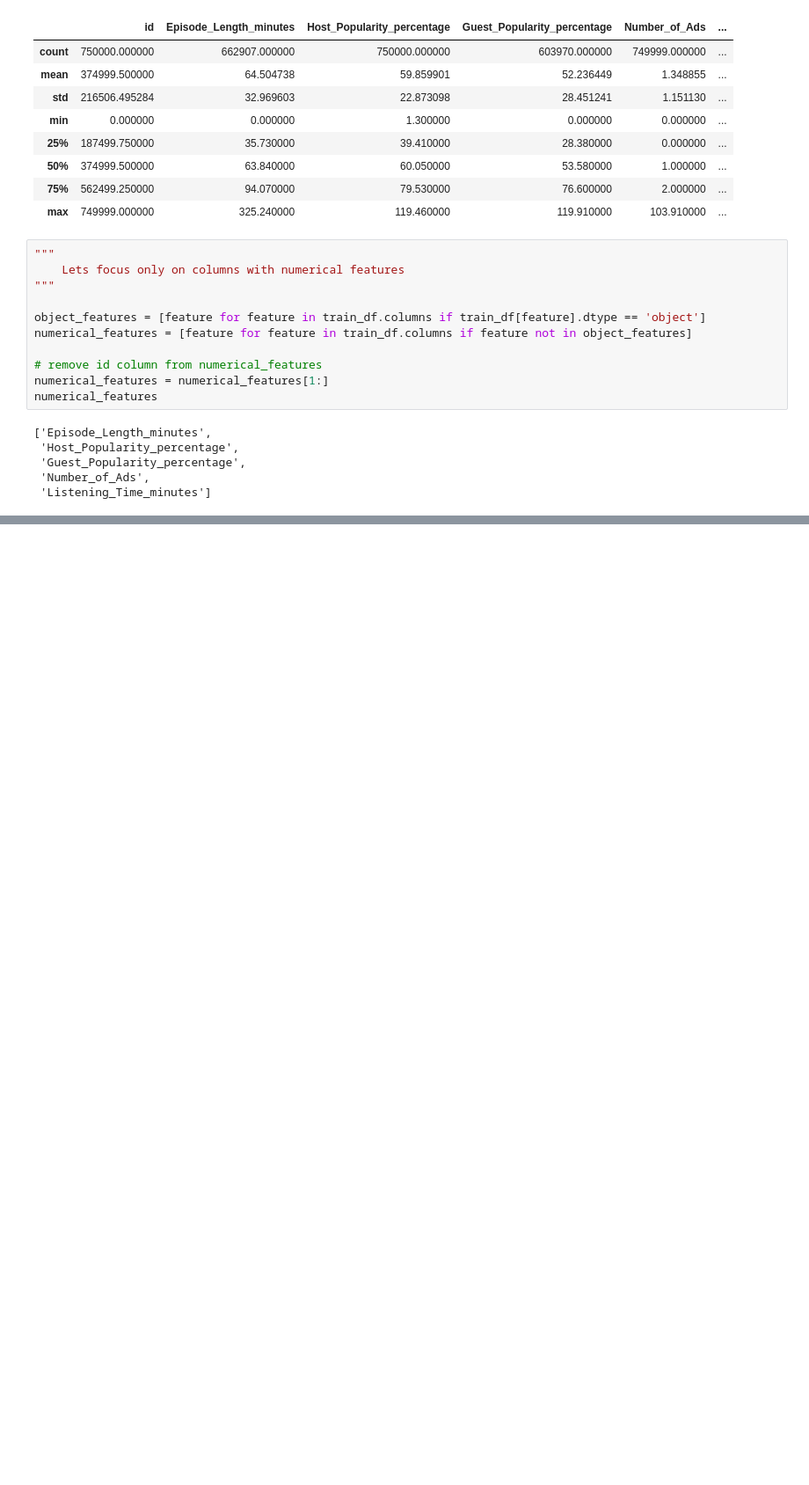
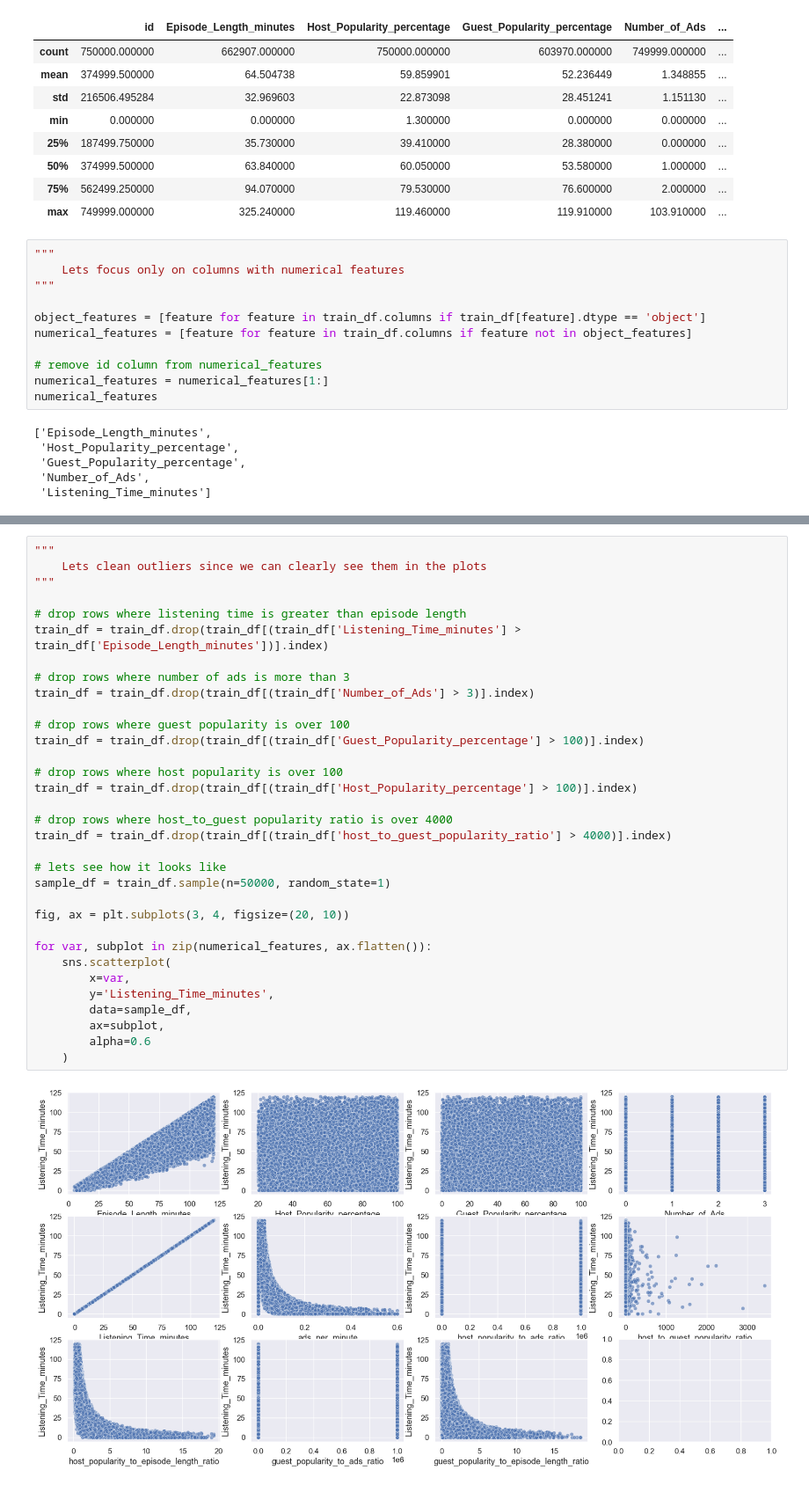
Before and after one commit to acrusedev/Audio-Engagement-Challenge, a Jupyter notebook: eda.ipynb, the cells around one changed output, grey strips where cells are left out. Shown at 88% size. Cells and saved outputs as stored; diff of their text form; blank space fills up the shorter version.

```diff
--- a/eda.ipynb
+++ b/eda.ipynb
@@ -129,0 +138,35 @@ for var, subplot in zip(numerical_features, ax.flatten()):
+# %%
+"""
+    Lets clean outliers since we can clearly see them in the plots
+"""
+
+# drop rows where listening time is greater than episode length
+train_df = train_df.drop(train_df[(train_df['Listening_Time_minutes'] > train_df['Episode_Length_minutes'])].index)
+
+# drop rows where number of ads is more than 3
+train_df = train_df.drop(train_df[(train_df['Number_of_Ads'] > 3)].index)
+
+# drop rows where guest popularity is over 100
+train_df = train_df.drop(train_df[(train_df['Guest_Popularity_percentage'] > 100)].index)
+
+# drop rows where host popularity is over 100
+train_df = train_df.drop(train_df[(train_df['Host_Popularity_percentage'] > 100)].index)
+
+# drop rows where host_to_guest popularity ratio is over 4000
+train_df = train_df.drop(train_df[(train_df['host_to_guest_popularity_ratio'] > 4000)].index)
+
+# lets see how it looks like
+sample_df = train_df.sample(n=50000, random_state=1)
+
+fig, ax = plt.subplots(3, 4, figsize=(20, 10))
+
+for var, subplot in zip(numerical_features, ax.flatten()):
+    sns.scatterplot(
+        x=var,
+        y='Listening_Time_minutes',
+        data=sample_df,
+        ax=subplot,
+        alpha=0.6
+    )
+# %% [output]
+[figure, added]
```
Also changed, not shown: parts of 3 cells of this notebook.
